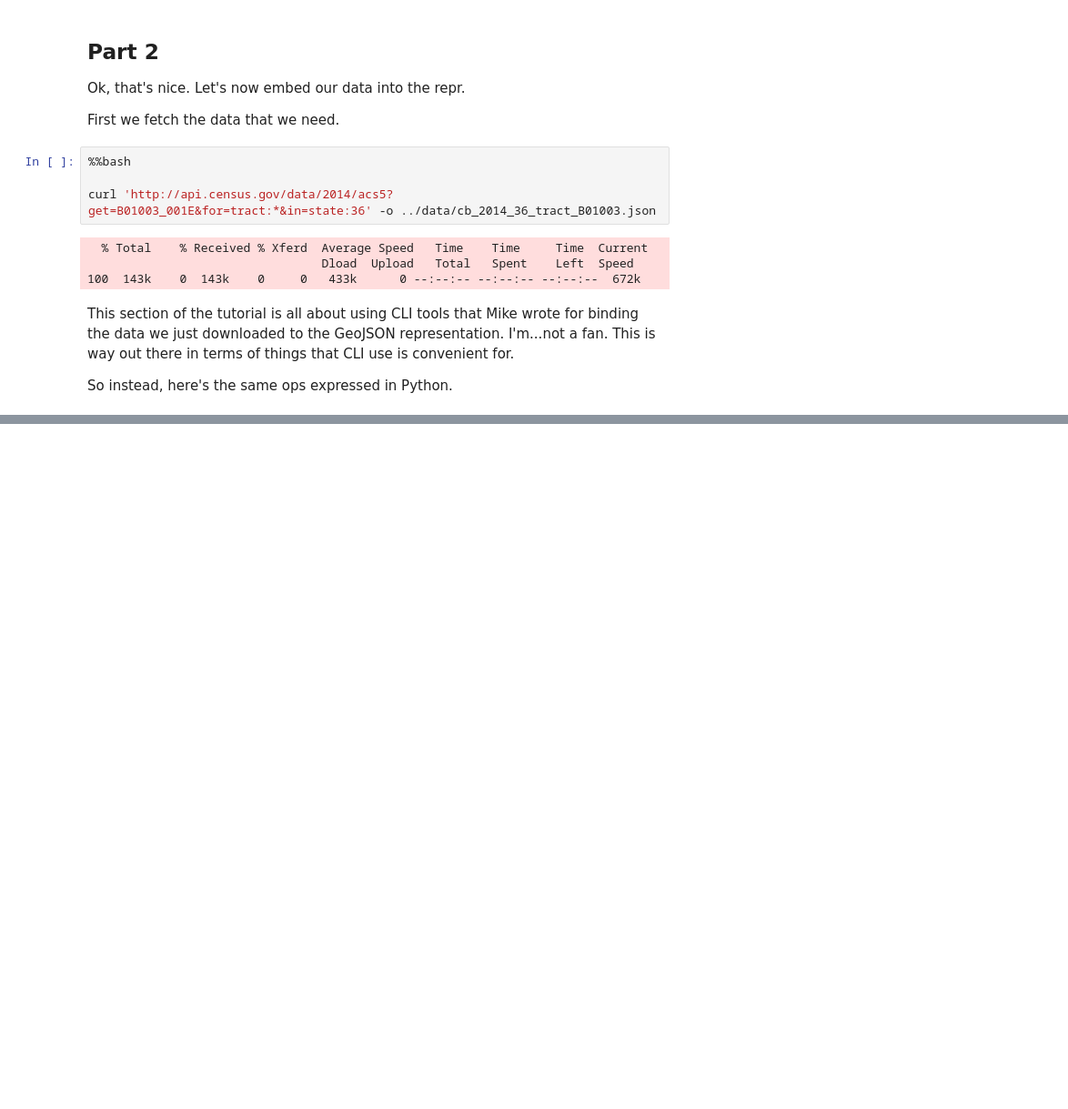
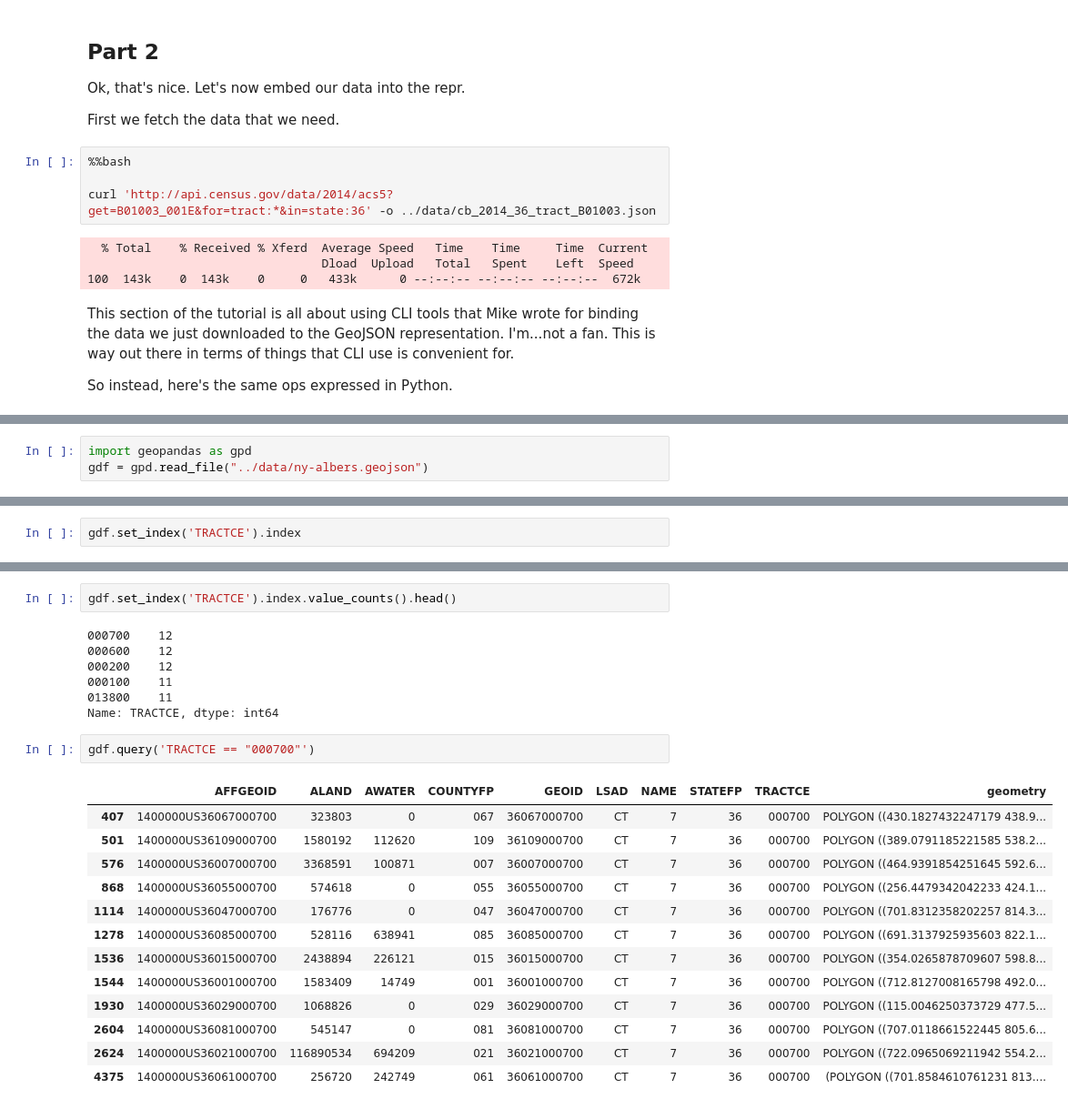
Before and after one commit to ResidentMario/d3-data, a Jupyter notebook: notebooks/Command Line Cartography.ipynb, the cells around one changed output, grey strips where cells are left out. Shown at 91% size. Cells and saved outputs as stored; diff of their text form; blank space fills up the shorter version.

```diff
--- a/notebooks/Command Line Cartography.ipynb
+++ b/notebooks/Command Line Cartography.ipynb
@@ -100,0 +110,3 @@ import pandas as pd
+# %%
+import geopandas as gpd
+gdf = gpd.read_file("../data/ny-albers.geojson")
@@ -100,0 +129,2 @@ import pandas as pd
+# %%
+gdf.set_index('TRACTCE').index
@@ -100,0 +147,25 @@ import pandas as pd
+# %%
+gdf.set_index('TRACTCE').index.value_counts().head()
+# %% [output]
+000700    12
+000600    12
+000200    12
+000100    11
+013800    11
+Name: TRACTCE, dtype: int64
+# %%
+gdf.query('TRACTCE == "000700"')
+# %% [output]
+|  | AFFGEOID | ALAND | AWATER | COUNTYFP | GEOID | LSAD | NAME | STATEFP | TRACTCE | geometry |
+| 407 | 1400000US36067000700 | 323803 | 0 | 067 | 36067000700 | CT | 7 | 36 | 000700 | POLYGON ((430.1827432247179 438.9... |
+| 501 | 1400000US36109000700 | 1580192 | 112620 | 109 | 36109000700 | CT | 7 | 36 | 000700 | POLYGON ((389.0791185221585 538.2... |
+| 576 | 1400000US36007000700 | 3368591 | 100871 | 007 | 36007000700 | CT | 7 | 36 | 000700 | POLYGON ((464.9391854251645 592.6... |
+| 868 | 1400000US36055000700 | 574618 | 0 | 055 | 36055000700 | CT | 7 | 36 | 000700 | POLYGON ((256.4479342042233 424.1... |
+| 1114 | 1400000US36047000700 | 176776 | 0 | 047 | 36047000700 | CT | 7 | 36 | 000700 | POLYGON ((701.8312358202257 814.3... |
+| 1278 | 1400000US36085000700 | 528116 | 638941 | 085 | 36085000700 | CT | 7 | 36 | 000700 | POLYGON ((691.3137925935603 822.1... |
+| 1536 | 1400000US36015000700 | 2438894 | 226121 | 015 | 36015000700 | CT | 7 | 36 | 000700 | POLYGON ((354.0265878709607 598.8... |
+| 1544 | 1400000US36001000700 | 1583409 | 14749 | 001 | 36001000700 | CT | 7 | 36 | 000700 | POLYGON ((712.8127008165798 492.0... |
+| 1930 | 1400000US36029000700 | 1068826 | 0 | 029 | 36029000700 | CT | 7 | 36 | 000700 | POLYGON ((115.0046250373729 477.5... |
+| 2604 | 1400000US36081000700 | 545147 | 0 | 081 | 36081000700 | CT | 7 | 36 | 000700 | POLYGON ((707.0118661522445 805.6... |
+| 2624 | 1400000US36021000700 | 116890534 | 694209 | 021 | 36021000700 | CT | 7 | 36 | 000700 | POLYGON ((722.0965069211942 554.2... |
+| 4375 | 1400000US36061000700 | 256720 | 242749 | 061 | 36061000700 | CT | 7 | 36 | 000700 | (POLYGON ((701.8584610761231 813.... |
```
Also changed, not shown: parts of 41 cells of this notebook, 19 other files.
